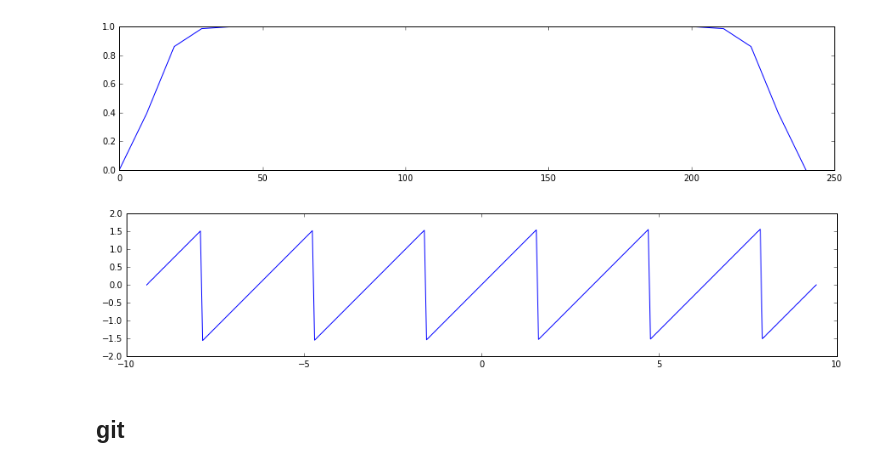
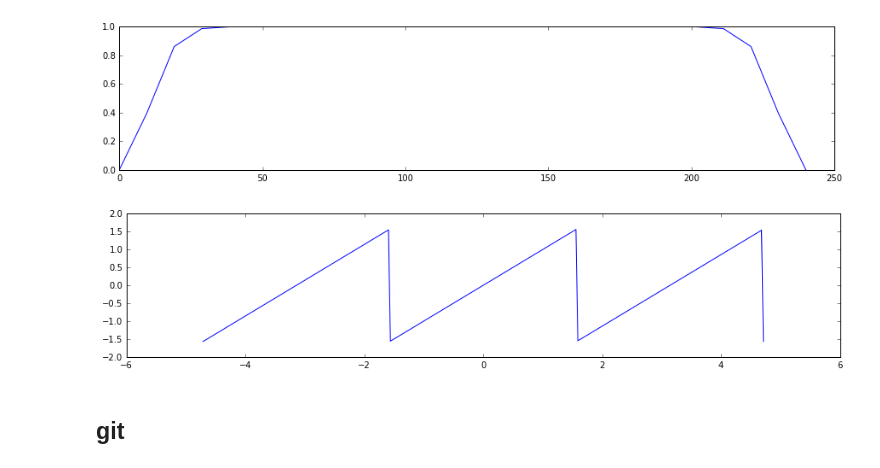
Before and after one commit to NaturalPatterns/2016_elasticite, a Jupyter notebook: posts/2015-11-26 élasticité - scénario montage.ipynb, the cells around one changed output. Saved outputs shown, nothing was run; the diff lists cells and outputs as text; code cells hidden in the pictures.

```diff
--- a/posts/2015-11-26 élasticité - scénario montage.ipynb
+++ b/posts/2015-11-26 élasticité - scénario montage.ipynb
@@ -202,12 +184,12 @@ _ = ax.plot(time, smooth)
   0.        ]
 [figure]
 # %%
-angle_actuel = np.linspace(-3*np.pi, 3*np.pi, 300)
+angle_actuel = np.linspace(-1.5*np.pi, 1.5*np.pi, 300)
 angle_actuel_ = np.mod(angle_actuel + np.pi/2, np.pi) - np.pi/2
 fig, ax = plt.subplots(figsize=(15, 3))
 _ = ax.plot(angle_actuel, angle_actuel_)
 # %% [output]
-[figure, old version]
+[figure, new version]
 # %% [markdown]
 ## git
 # %%
```
Also changed, not shown: parts of 7 cells of this notebook, 6 other files.
